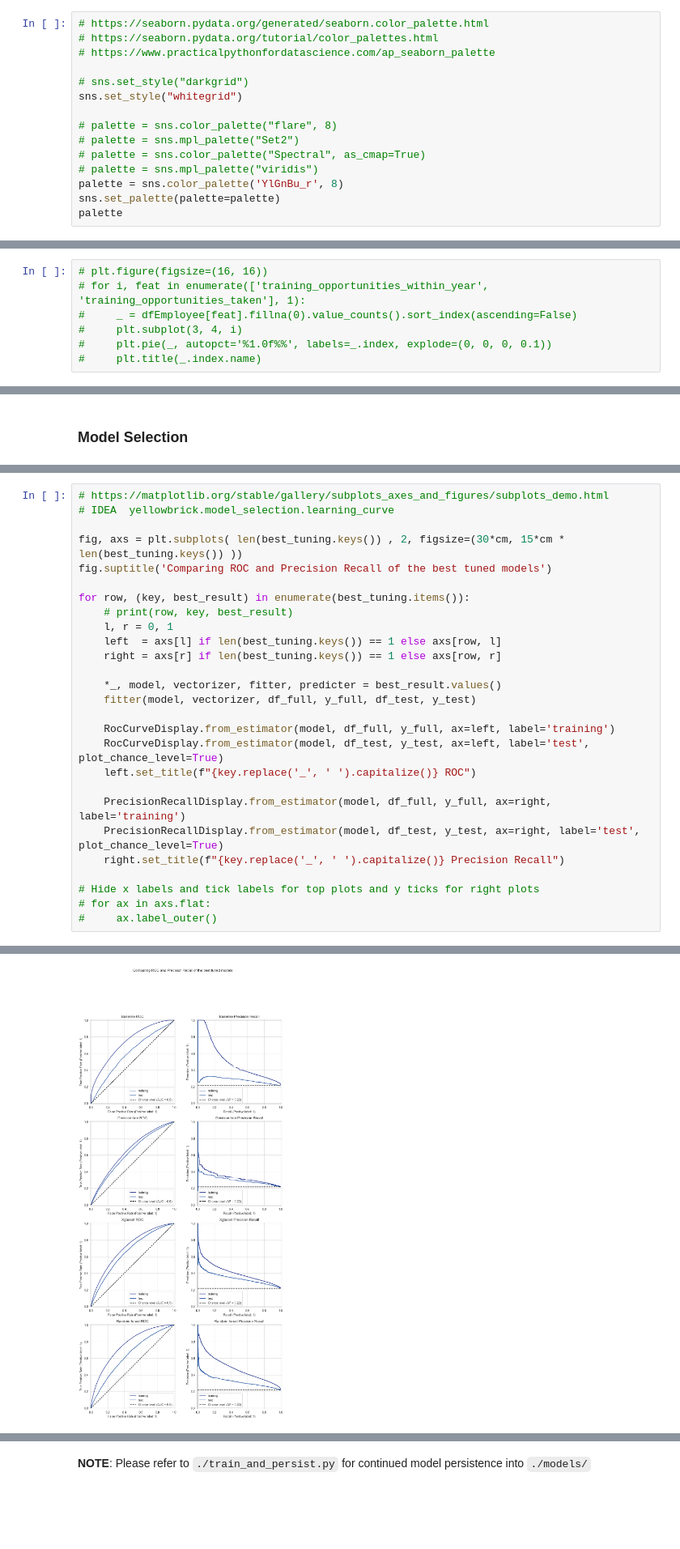
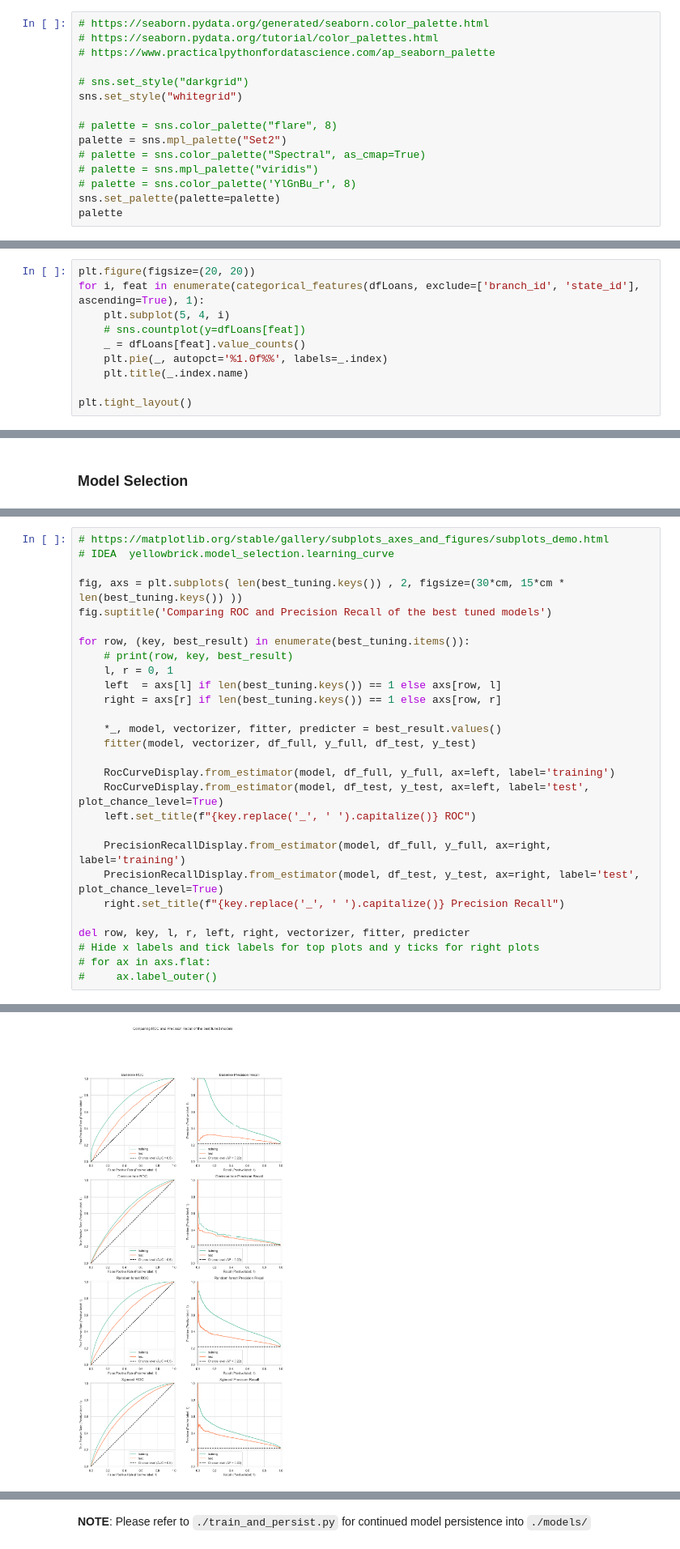
Before and after one commit to julrichkieffer/portfolio-data-science, a Jupyter notebook: 04 vehicle loan default/notebook.ipynb, the cells around one changed output, grey strips where cells are left out. Shown at 81% size. Cells and saved outputs as stored; diff of their text form; blank space fills up the shorter version.

```diff
--- a/04 vehicle loan default/notebook.ipynb
+++ b/04 vehicle loan default/notebook.ipynb
@@ -1122,10 +1055,10 @@ dfLoans.head().T
 sns.set_style("whitegrid")
 
 # palette = sns.color_palette("flare", 8)
-# palette = sns.mpl_palette("Set2")
+palette = sns.mpl_palette("Set2")
 # palette = sns.color_palette("Spectral", as_cmap=True)
 # palette = sns.mpl_palette("viridis")
-palette = sns.color_palette('YlGnBu_r', 8)
+# palette = sns.color_palette('YlGnBu_r', 8)
 sns.set_palette(palette=palette)
 palette
 # %% [output]
@@ -1233,7 +1206,10 @@ dfLoans.head().T
 # %%
-# plt.figure(figsize=(16, 16))
-# for i, feat in enumerate(['training_opportunities_within_year', 'training_opportunities_taken'], 1):
-#     _ = dfEmployee[feat].fillna(0).value_counts().sort_index(ascending=False)
-#     plt.subplot(3, 4, i)
-#     plt.pie(_, autopct='%1.0f%%', labels=_.index, explode=(0, 0, 0, 0.1))
-#     plt.title(_.index.name)
+plt.figure(figsize=(20, 20))
+for i, feat in enumerate(categorical_features(dfLoans, exclude=['branch_id', 'state_id'], ascending=True), 1):
+    plt.subplot(5, 4, i)
+    # sns.countplot(y=dfLoans[feat])
+    _ = dfLoans[feat].value_counts()
+    plt.pie(_, autopct='%1.0f%%', labels=_.index)
+    plt.title(_.index.name)
+
+plt.tight_layout()
@@ -2286,33 +2214,34 @@ best_tuning
 # %%
 # https://matplotlib.org/stable/gallery/subplots_axes_and_figures/subplots_demo.html
 # IDEA  yellowbrick.model_selection.learning_curve
 
 fig, axs = plt.subplots( len(best_tuning.keys()) , 2, figsize=(30*cm, 15*cm * len(best_tuning.keys()) ))
 fig.suptitle('Comparing ROC and Precision Recall of the best tuned models')
 
 for row, (key, best_result) in enumerate(best_tuning.items()):
     # print(row, key, best_result)
     l, r = 0, 1
     left  = axs[l] if len(best_tuning.keys()) == 1 else axs[row, l]
     right = axs[r] if len(best_tuning.keys()) == 1 else axs[row, r]
 
     *_, model, vectorizer, fitter, predicter = best_result.values()
     fitter(model, vectorizer, df_full, y_full, df_test, y_test)
 
     RocCurveDisplay.from_estimator(model, df_full, y_full, ax=left, label='training')
     RocCurveDisplay.from_estimator(model, df_test, y_test, ax=left, label='test', plot_chance_level=True)
     left.set_title(f"{key.replace('_', ' ').capitalize()} ROC")
 
     PrecisionRecallDisplay.from_estimator(model, df_full, y_full, ax=right, label='training')
     PrecisionRecallDisplay.from_estimator(model, df_test, y_test, ax=right, label='test', plot_chance_level=True)
     right.set_title(f"{key.replace('_', ' ').capitalize()} Precision Recall")
 
+del row, key, l, r, left, right, vectorizer, fitter, predicter
 # Hide x labels and tick labels for top plots and y ticks for right plots
 # for ax in axs.flat:
 #     ax.label_outer()
 # %% [output]
 [interactive output not drawn]
-[figure, old version]
+[figure, new version]
 # %% [markdown]
 Observations:
 
```
Also changed, not shown: parts of 73 cells of this notebook, 2 other files.
